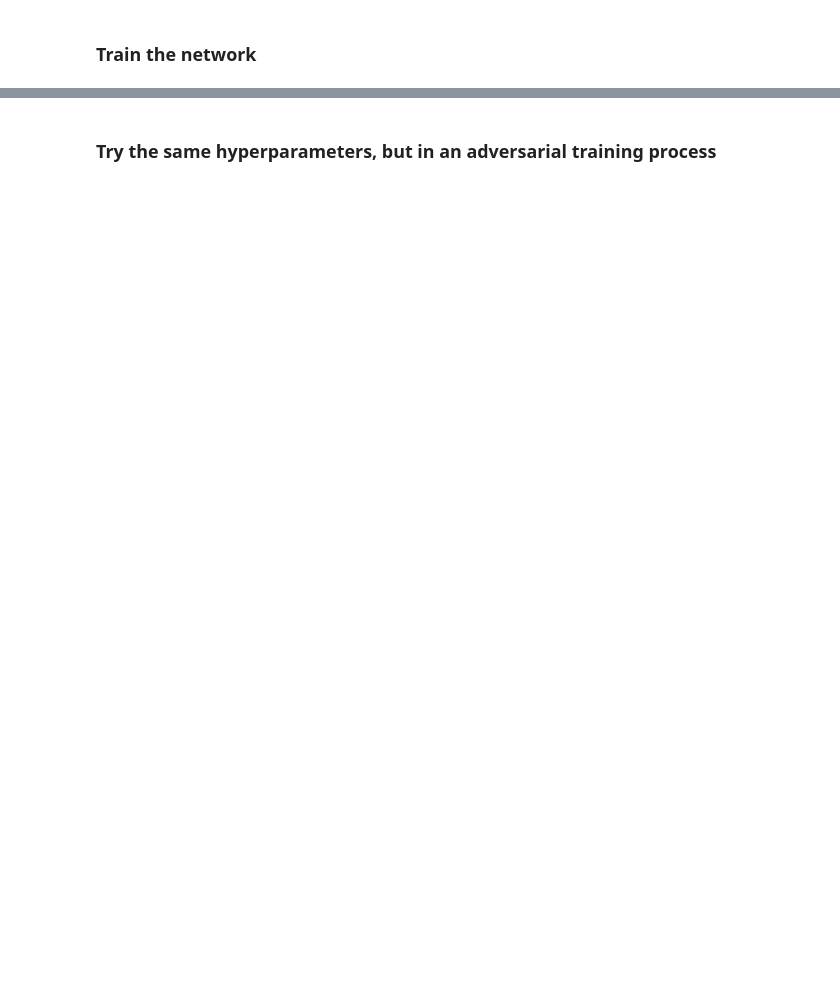
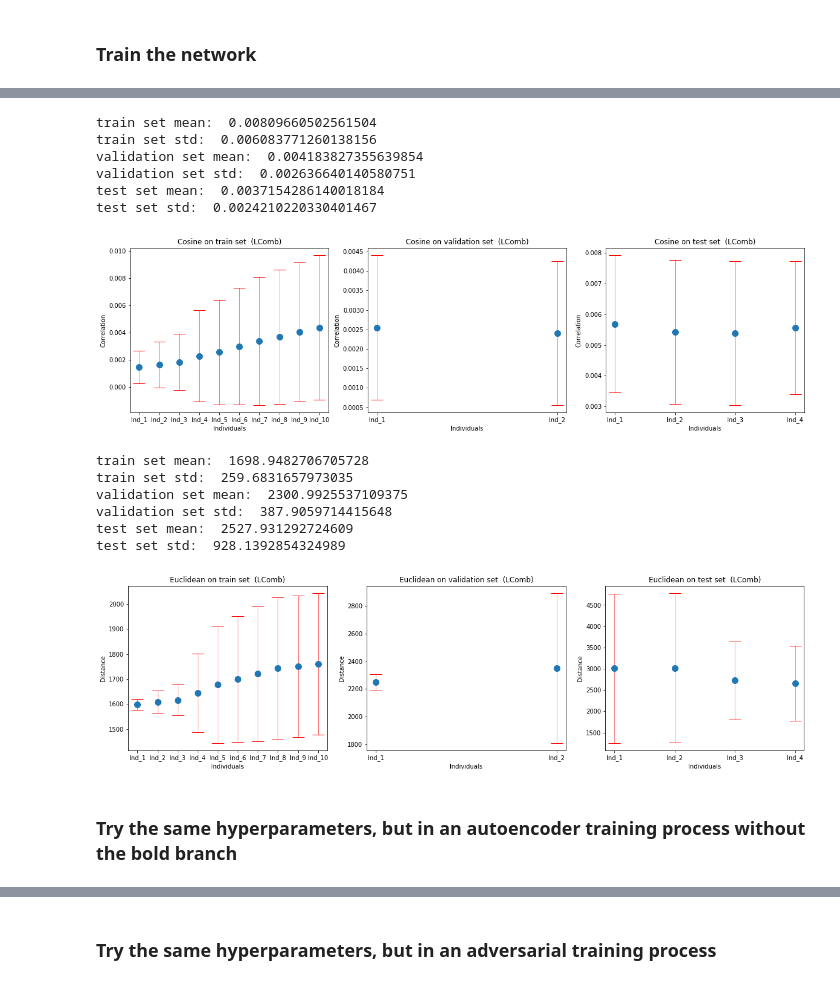
Before and after one commit to DCalhas/eeg_to_fmri, a Jupyter notebook: src/notebooks/optimized_results.ipynb, the cells around one changed output, grey strips where cells are left out. Drawn from its saved outputs; the diff is of its cells as text; code cells hidden in the pictures; blank space fills up the shorter version.

```diff
--- a/src/notebooks/optimized_results.ipynb
+++ b/src/notebooks/optimized_results.ipynb
@@ -62,11 +197,16 @@ def get_models_and_shapes(eeg_file='../../optimized_nets/eeg/eeg_bold_shift_0.js
 # %%
 bold_shift=3
-n_partitions=16
+n_partitions=30
 eeg_train, bold_train, eeg_val, bold_val = data_utils.load_data(list(range(10)),
                                                                 list(range(10, 12)),
                                                                 bold_shift=bold_shift,
                                                                 n_partitions=n_partitions,
                                                                 roi=1, roi_ica_components=20)
+
+#standardize data
+eeg_train, bold_train, eeg_scaler, bold_scaler = standardize(eeg_train, bold_train)
+eeg_val, bold_val, _, _ = standardize(eeg_val, bold_val, eeg_scaler=eeg_scaler, bold_scaler=bold_scaler)
+
 n_voxels = bold_train.shape[1]
 
 print("Finished Loading Data")
@@ -90,6 +230,13 @@ eeg_val = eeg_val.astype('float32')
 bold_val = bold_val.astype('float32')
 
 print("Pairs Created")
+
+_, _, eeg_test, bold_test = data_utils.load_data(list(range(0)), list(range(12, 16)), bold_shift=bold_shift, n_partitions=n_partitions, roi=1, roi_ica_components=20)
+
+eeg_test, bold_test, _, _ = standardize(eeg_test, bold_test, eeg_scaler=eeg_scaler, bold_scaler=bold_scaler)
+
+eeg_test = eeg_test.astype('float32')
+bold_test = bold_test.astype('float32')
 # %% [output]
 Extracting parameters from /home/davidcalhas/eeg_to_fmri/datasets/01/EEG/32/export/20130410320002_Segmentation_bin.vhdr...
 Setting channel info structure...
@@ -157,0 +260,25 @@ KeyboardInterrupt:
+# %%
+eeg_network, bold_network, decoder_network = get_models_and_shapes()
+
+eeg_input_shape = (eeg_train.shape[1], eeg_train.shape[2], eeg_train.shape[3], eeg_train.shape[4])
+bold_input_shape=(bold_train.shape[1], bold_train.shape[2], bold_train.shape[3])
+
+multi_modal_model = custom_training.multi_modal_network(eeg_input_shape, bold_input_shape, eeg_network, bold_network, dcca=False)
+
+
+validation_loss = custom_training.linear_combination_training(X_train_eeg,
+                                                            X_train_bold,
+                                                            tr_y,
+                                                            eeg_network,
+                                                            decoder_network,
+                                                            multi_modal_model,
+                                                            epochs=7,
+                                                            encoder_optimizer=tf.keras.optimizers.Adam(learning_rate=learning_rate),
+                                                            decoder_optimizer=tf.keras.optimizers.Adam(learning_rate=learning_rate),
+                                                            batch_size=batch_size,
+                                                            linear_combination=loss_coefficient,
+                                                            X_val_eeg=X_val_eeg,
+                                                            X_val_bold=X_val_bold,
+                                                            tv_y=tv_y)
+
+model_name = "LComb"
@@ -157,0 +293,19 @@ KeyboardInterrupt:
+# %%
+plot_loss_results(eeg_train, bold_train, eeg_val, bold_val, eeg_test, bold_test, eeg_network, decoder_network, model_name)
+# %% [output]
+train set mean:  0.00809660502561504
+train set std:  0.006083771260138156
+validation set mean:  0.004183827355639854
+validation set std:  0.002636640140580751
+test set mean:  0.0037154286140018184
+test set std:  0.0024210220330401467
+[figure, added]
+train set mean:  1698.9482706705728
+train set std:  259.6831657973035
+validation set mean:  2300.9925537109375
+validation set std:  387.9059714415648
+test set mean:  2527.931292724609
+test set std:  928.1392854324989
+[figure, added]
+# %% [markdown]
+### Try the same hyperparameters, but in an autoencoder training process without the bold branch
```
Also changed, not shown: parts of 27 cells of this notebook.
